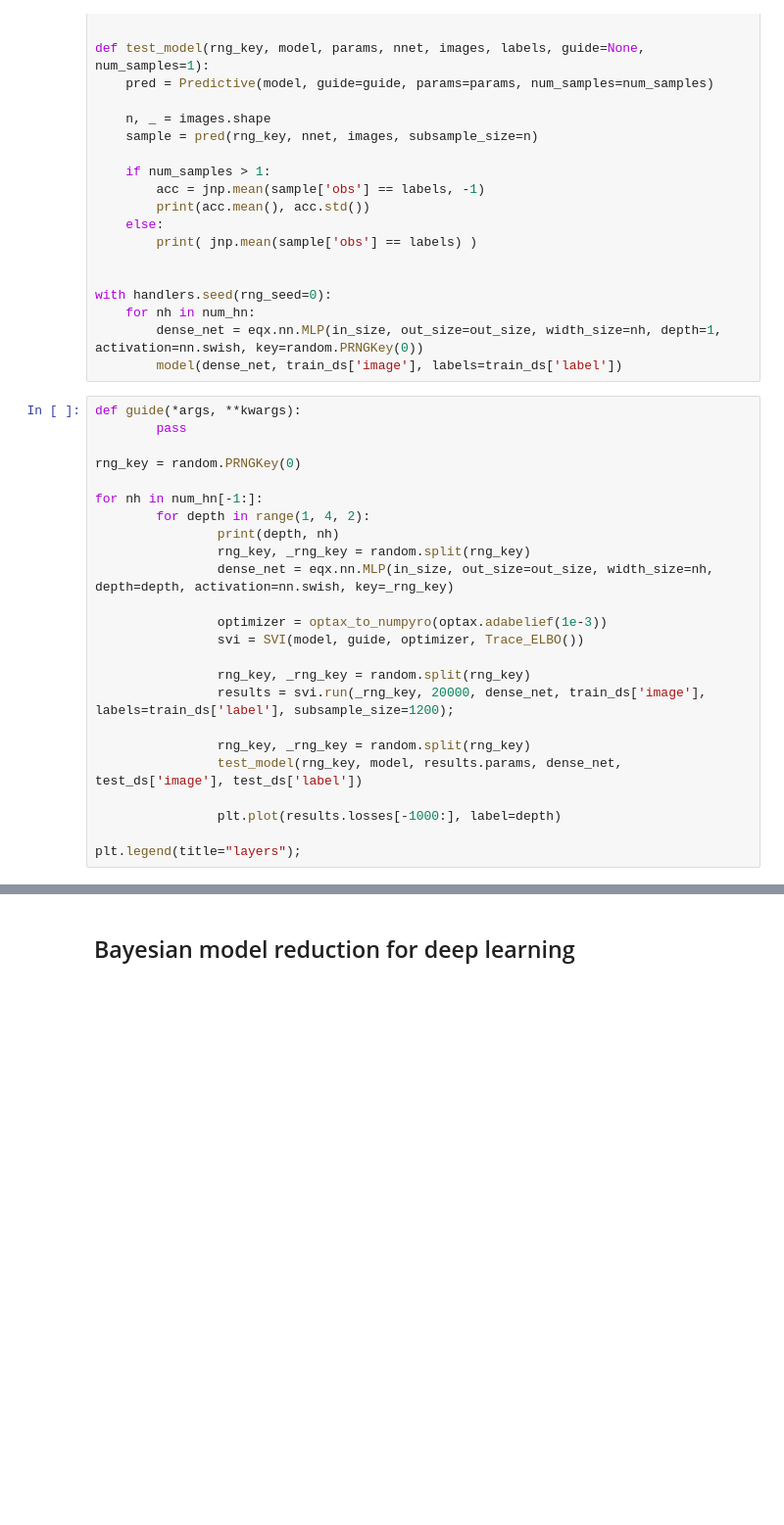
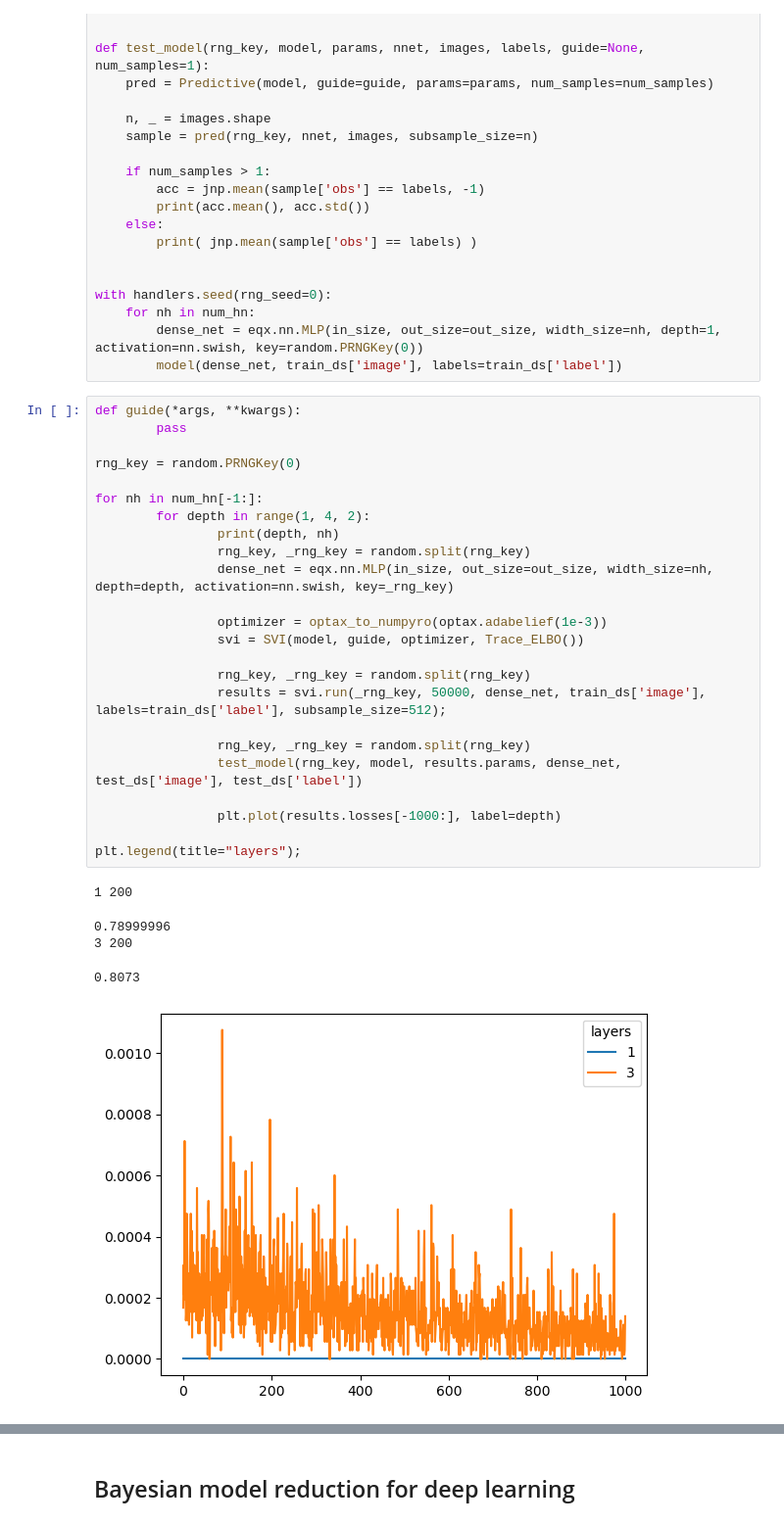
Before and after one commit to dimarkov/numpc, a Jupyter notebook: notebooks/bmr/bayes_neural_networks.ipynb, the cells around one changed output, grey strips where cells are left out. Shown: that part at 98% size. Drawn from its saved outputs; the diff is of its cells as text; blank space fills up the shorter version.

```diff
--- a/notebooks/bmr/bayes_neural_networks.ipynb
+++ b/notebooks/bmr/bayes_neural_networks.ipynb
@@ -127,27 +132,33 @@ with handlers.seed(rng_seed=0):
 # %%
 def guide(*args, **kwargs):
         pass
 
 rng_key = random.PRNGKey(0)
 
 for nh in num_hn[-1:]:
         for depth in range(1, 4, 2):
                 print(depth, nh)
                 rng_key, _rng_key = random.split(rng_key)
                 dense_net = eqx.nn.MLP(in_size, out_size=out_size, width_size=nh, depth=depth, activation=nn.swish, key=_rng_key)
 
                 optimizer = optax_to_numpyro(optax.adabelief(1e-3))
                 svi = SVI(model, guide, optimizer, Trace_ELBO())
 
                 rng_key, _rng_key = random.split(rng_key)
-                results = svi.run(_rng_key, 20000, dense_net, train_ds['image'], labels=train_ds['label'], subsample_size=1200);
+                results = svi.run(_rng_key, 50000, dense_net, train_ds['image'], labels=train_ds['label'], subsample_size=512);
 
                 rng_key, _rng_key = random.split(rng_key)
                 test_model(rng_key, model, results.params, dense_net, test_ds['image'], test_ds['label'])
 
                 plt.plot(results.losses[-1000:], label=depth)
 
 plt.legend(title="layers");
+# %% [output]
+1 200
+0.78999996
+3 200
+0.8073
+[figure, added]
 # %%
 def register_random_network_parameters(nnet):
     params, static = eqx.partition(nnet, eqx.is_inexact_array)
```
Also changed, not shown: parts of 24 cells of this notebook, 2 other files.
